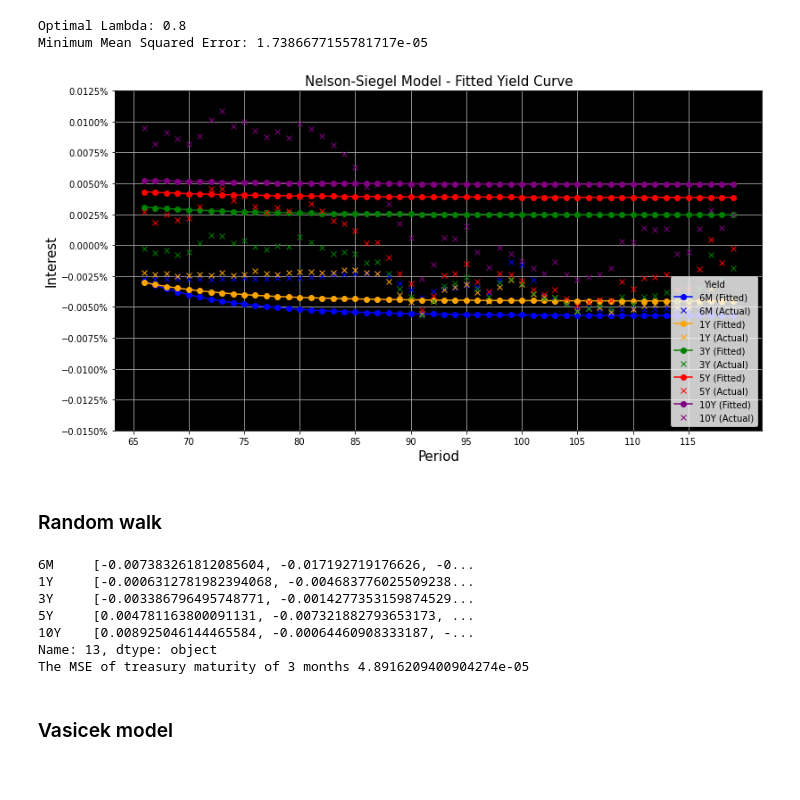
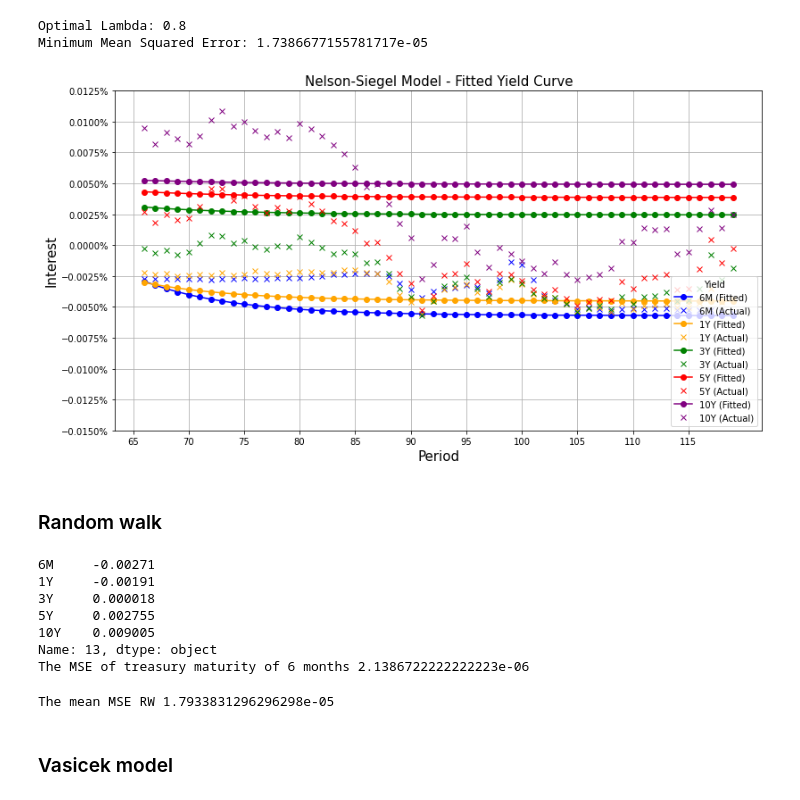
Before and after one commit to obbepulles/Seminar-ING, a Jupyter notebook: amira.ipynb, the cells around one changed output. Cells and saved outputs as stored; diff of their text form; code cells hidden in the pictures.

```diff
--- a/amira.ipynb
+++ b/amira.ipynb
@@ -120,31 +141,3 @@ crossCorrelation(euribor['1Y'], euribor['3Y'], lag=0)
 0.9836051135888911
 # %% [markdown]
 ### Dynamic Nelson Siegel
-# %%
-sf = euribor.copy()
-sf = sf.dropna()
-sf1 = sf.copy()
-sf1['Y'] = round(sf['6M']*100, 4)
-
-# Define columns to plot
-columns_to_plot = ["6M", "1Y", "3Y", "5Y", "10Y"]
-
-# Plotting
-fig, ax = plt.subplots(figsize=(13, 7))
-plt.title("Dynamic Nelson-Siegel Model - Unfitted Yield Curve", fontsize=15)
-ax.set_facecolor("black")
-fig.patch.set_facecolor('white')
-
-# Plot each column
-for col in columns_to_plot:
-    X = sf1.index
-    Y = sf1[col] * 100  # Convert to percentage
-    plt.plot(X, Y, label=f"{col}", marker="o")
-
-plt.xlabel('Period', fontsize=15)
-plt.ylabel('Interest', fontsize=15)
-plt.xticks(np.arange(0, 120, 5))
-ax.yaxis.set_major_formatter(mtick.PercentFormatter())
-plt.legend(title="Yield", loc="lower right")
-plt.grid()
-plt.show()
@@ -287,45 +278,43 @@ sf1['Y'] = round(sf1['6M'] * 100, 4)
 
 # Define columns to plot
 columns_to_plot = ["6M", "1Y", "3Y", "5Y", "10Y"]
 
 # Plotting
 fig, ax = plt.subplots(figsize=(13, 7))
 plt.title("Nelson-Siegel Model - Fitted Yield Curve", fontsize=15)
-ax.set_facecolor("black")
-fig.patch.set_facecolor('white')
+#ax.set_facecolor("black")
+#fig.patch.set_facecolor('white')
 
 # Define colors for each column
 colors = ['blue', 'orange', 'green', 'red', 'purple']
 
 # Plot each column from sf1 and test_data
 for idx, col in enumerate(columns_to_plot):
     X = sf1.index
     Y = sf1[col]  # Fitted data
     plt.plot(X, Y, label=f"{col} (Fitted)", marker="o", color=colors[idx])
 
     i = test_data.index
     k = test_data[col]  # Test data for the same maturity
     plt.plot(i, k, marker='x', linestyle='None', label=f"{col} (Actual)", color=colors[idx])
 
 plt.xlabel('Period', fontsize=15)
 plt.ylabel('Interest', fontsize=15)
 plt.xticks(np.arange(65, 120, 5))
 plt.yticks(np.arange(-0.015, 0.015, 0.0025))
 ax.yaxis.set_major_formatter(mtick.PercentFormatter())
 plt.legend(title="Yield", loc="lower right")
 plt.grid()
 plt.show()
 # %% [output]
-[figure, old version]
+[figure, new version]
 # %% [markdown]
 ### Random walk
 # %%
 #benchmark random walk
 def random_walk(series, months):
     k = series.iloc[-1]
-    rf = np.random.normal(0, series.std(), months)
-    predic = k + np.cumsum(rf)
-    return predic
+    return k
 
 
 maturities = ["6M", "1Y", "3Y", "5Y", "10Y"]
@@ -347,21 +336,23 @@ for maturity in maturities:
         forecast = random_walk(series, horizon)
 
         forecast_results_df.loc[maturity, horizon] = forecast
-
-
-#12 months a head forecasting
-print(forecast_results_df.iloc[:,12])
-
-MSE2=np.mean((test_data.iloc[:12,0]-forecast_results_df.iloc[0,11])**2)
-print(f"The MSE of treasury maturity of 6 months",MSE2)
 # %% [output]
-6M     [-0.007383261812085604, -0.017192719176626, -0...
-1Y     [-0.0006312781982394068, -0.004683776025509238...
-3Y     [-0.003386796495748771, -0.0014277353159874529...
-5Y     [0.004781163800091131, -0.007321882793653173, ...
-10Y    [0.008925046144465584, -0.00064460908333187, -...
+6M     -0.00271
+1Y     -0.00191
+3Y     0.000018
+5Y     0.002755
+10Y    0.009005
 Name: 13, dtype: object
-The MSE of treasury maturity of 3 months 4.8916209400904274e-05
+The MSE of treasury maturity of 6 months 2.1386722222222223e-06
+# %%
+#MSE2 = np.mean((test_data.iloc[:,0]-forecast_results_df.iloc[0,53])**2)
+p = 0
+for i in range(0,5):
+    p+=np.mean((test_data.iloc[:,i]-forecast_results_df.iloc[i,53])**2)
+MSE2= p/5
+print(f"The mean MSE RW",MSE2)
+# %% [output]
+The mean MSE RW 1.7933831296296298e-05
 # %% [markdown]
 ### Vasicek model
 # %%
```
Also changed, not shown: parts of 9 cells of this notebook.
